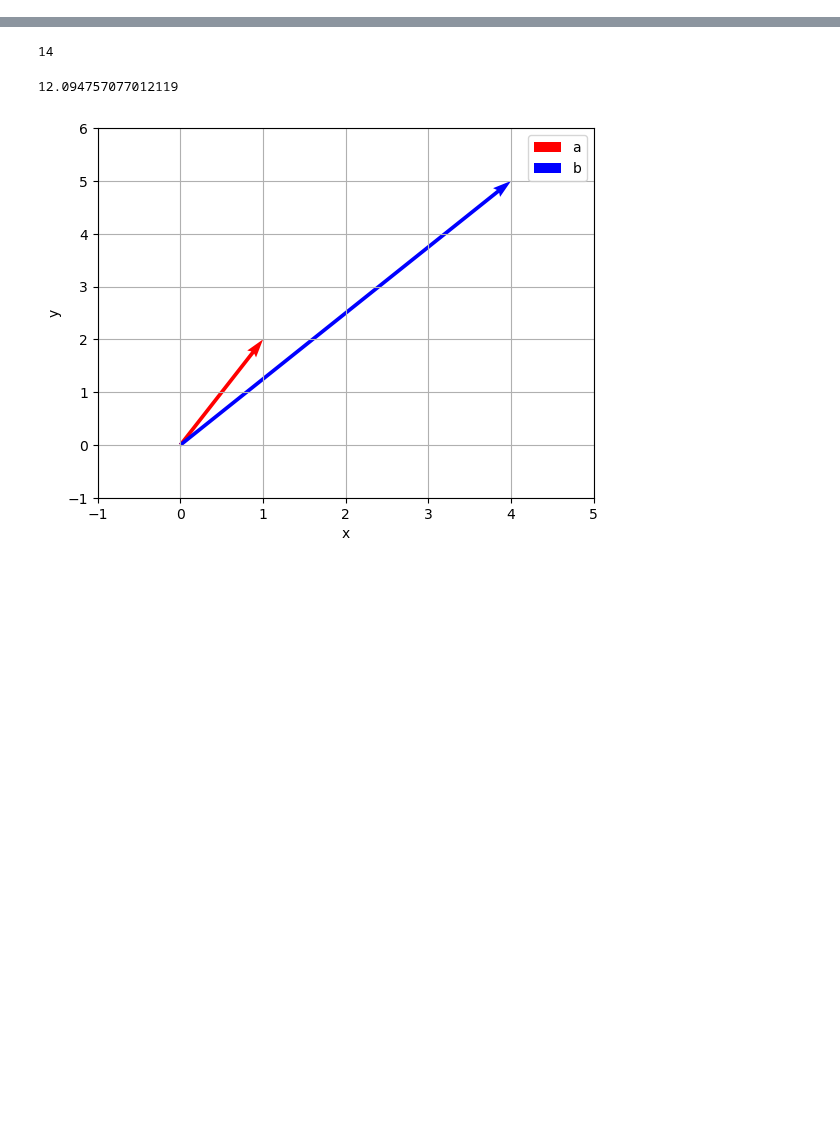
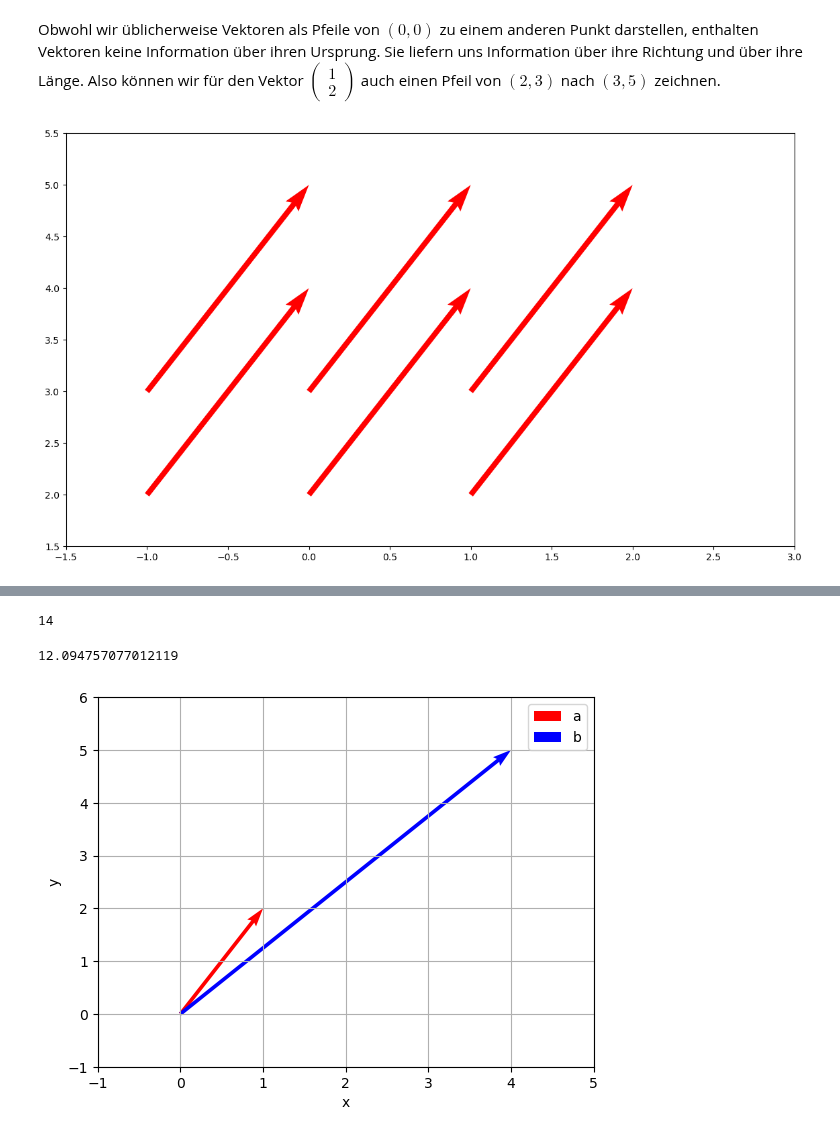
Before and after one commit to febse/econ2024-de, a Jupyter notebook: Appendices/04-LA.ipynb, the cells around one changed output, grey strips where cells are left out. Saved outputs shown, nothing was run; the diff lists cells and outputs as text; code cells hidden in the pictures; blank space fills up the shorter version.

```diff
--- a/Appendices/04-LA.ipynb
+++ b/Appendices/04-LA.ipynb
@@ -4,0 +42,19 @@
+# %% [markdown]
+Obwohl wir üblicherweise Vektoren als Pfeile von $(0, 0)$ zu einem anderen Punkt darstellen, enthalten Vektoren keine Information über ihren Ursprung. Sie liefern uns Information über ihre Richtung und über ihre Länge. Also können wir für den Vektor $\begin{pmatrix} 1 \\ 2 \end{pmatrix}$ auch einen Pfeil von $(2, 3)$ nach $(3, 5)$ zeichnen.
+# %%
+# Creating arrow
+x = np.array([-1, 0, 1])
+y = np.array([2, 3])
+
+X, Y = np.meshgrid(x, y)
+
+# creating plot
+fig, ax = plt.subplots(figsize =(14, 8))
+ax.quiver(X, Y, 1, 2, angles='xy', scale_units='xy', scale=1, color='r')
+
+ax.set_xlim(-1.5, 3)
+ax.set_ylim(1.5, 5.5)
+# show plot
+plt.show()
+# %% [output]
+[figure, added]
```
Also changed, not shown: parts of 14 cells of this notebook, 1 other file.
